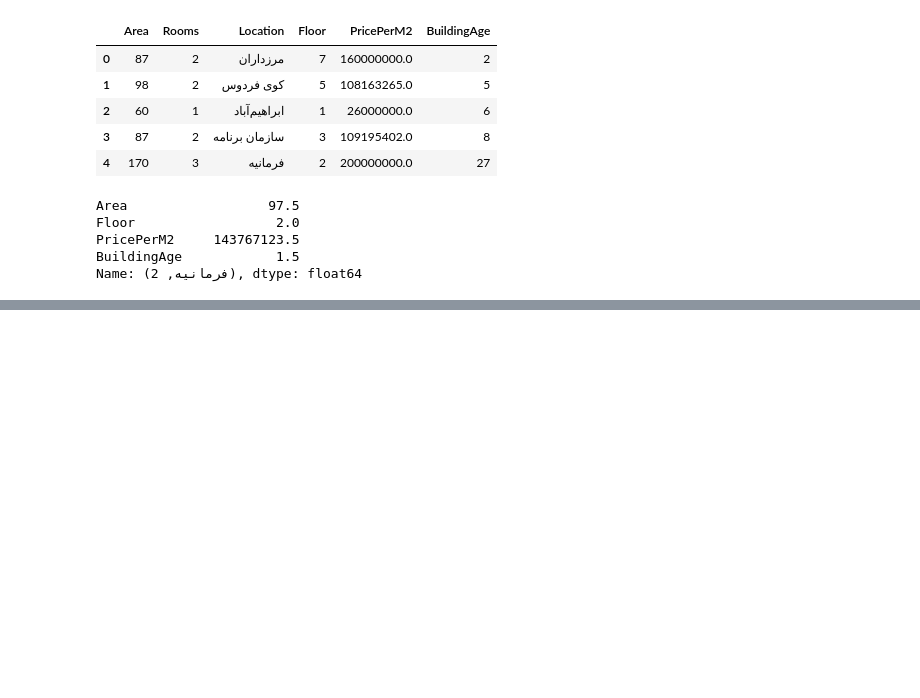
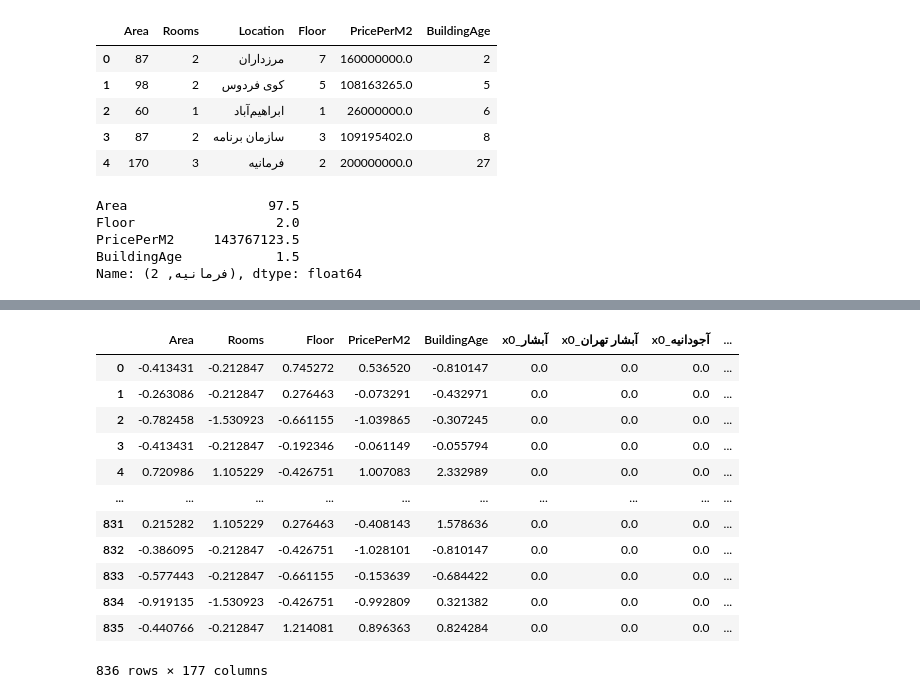
Before and after one commit to alavi-sam/house-analysis, a Jupyter notebook: analysis_notebook.ipynb, the cells around one changed output, grey strips where cells are left out. Drawn from its saved outputs; the diff is of its cells as text; code cells hidden in the pictures; blank space fills up the shorter version.

```diff
--- a/analysis_notebook.ipynb
+++ b/analysis_notebook.ipynb
@@ -188,0 +211,43 @@ plt.show()
+# %%
+from sklearn.preprocessing import OneHotEncoder, StandardScaler
+from sklearn.cluster import KMeans
+
+
+def scale_continous_features(df, columns, method):
+    data = df.loc[:, columns]
+    scaled_data = method.fit_transform(data)
+    return pd.DataFrame(data=scaled_data, columns=method.get_feature_names_out())
+
+
+def convert_categorical_features(df, columns, method):
+    data = df.loc[:, columns]
+    transformed_data = method.fit_transform(data.values.reshape(-1, 1))
+    return pd.DataFrame(data=transformed_data, columns=method.get_feature_names_out())
+
+
+continous_columns = ['Area', 'Rooms', 'Floor', 'PricePerM2', 'BuildingAge']
+categorical_columns = ['Location']
+
+continous_transformer = StandardScaler()
+categorical_transformer = OneHotEncoder(sparse_output=False)
+
+transformed_continous_features = scale_continous_features(df, columns=continous_columns, method=continous_transformer)
+transformed_categorical_features = convert_categorical_features(df, columns=categorical_columns, method=categorical_transformer)
+
+transformed_df = pd.concat([transformed_continous_features, transformed_categorical_features], axis=1)
+# %%
+transformed_df
+# %% [output]
+|  | Area | Rooms | Floor | PricePerM2 | BuildingAge | x0_آبشار | x0_آبشار تهران | x0_آجودانیه | ... |
+| 0 | -0.413431 | -0.212847 | 0.745272 | 0.536520 | -0.810147 | 0.0 | 0.0 | 0.0 | ... |
+| 1 | -0.263086 | -0.212847 | 0.276463 | -0.073291 | -0.432971 | 0.0 | 0.0 | 0.0 | ... |
+| 2 | -0.782458 | -1.530923 | -0.661155 | -1.039865 | -0.307245 | 0.0 | 0.0 | 0.0 | ... |
+| 3 | -0.413431 | -0.212847 | -0.192346 | -0.061149 | -0.055794 | 0.0 | 0.0 | 0.0 | ... |
+| 4 | 0.720986 | 1.105229 | -0.426751 | 1.007083 | 2.332989 | 0.0 | 0.0 | 0.0 | ... |
+| ... | ... | ... | ... | ... | ... | ... | ... | ... | ... |
+| 831 | 0.215282 | 1.105229 | 0.276463 | -0.408143 | 1.578636 | 0.0 | 0.0 | 0.0 | ... |
+| 832 | -0.386095 | -0.212847 | -0.426751 | -1.028101 | -0.810147 | 0.0 | 0.0 | 0.0 | ... |
+| 833 | -0.577443 | -0.212847 | -0.661155 | -0.153639 | -0.684422 | 0.0 | 0.0 | 0.0 | ... |
+| 834 | -0.919135 | -1.530923 | -0.426751 | -0.992809 | 0.321382 | 0.0 | 0.0 | 0.0 | ... |
+| 835 | -0.440766 | -0.212847 | 1.214081 | 0.896363 | 0.824284 | 0.0 | 0.0 | 0.0 | ... |
+836 rows × 177 columns
```
Also changed, not shown: parts of 6 cells of this notebook.
